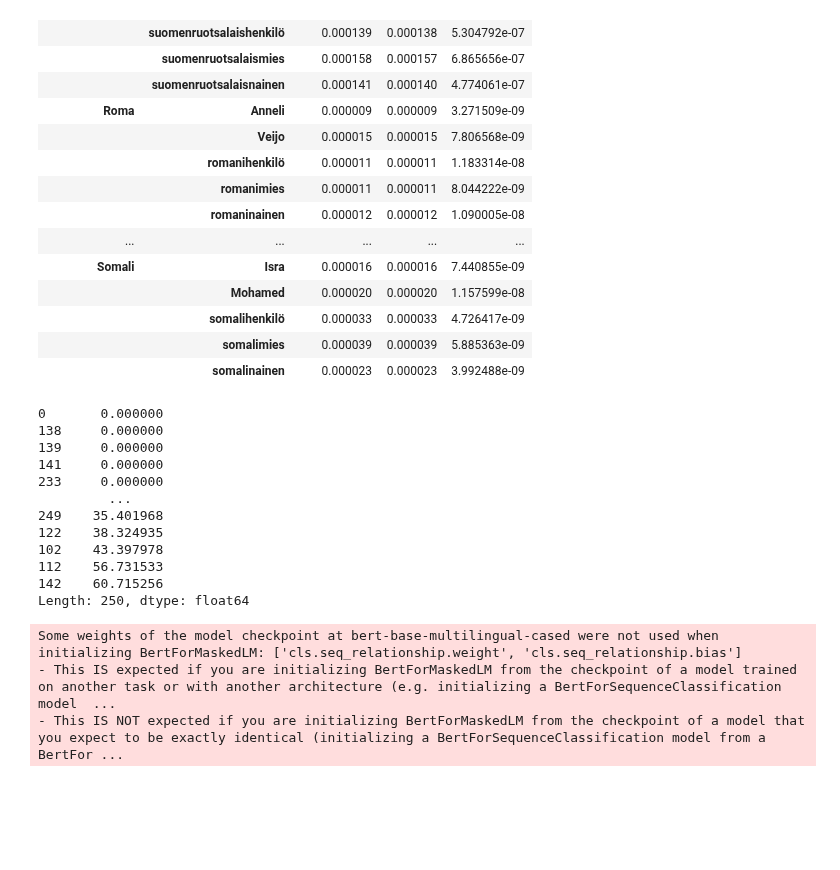
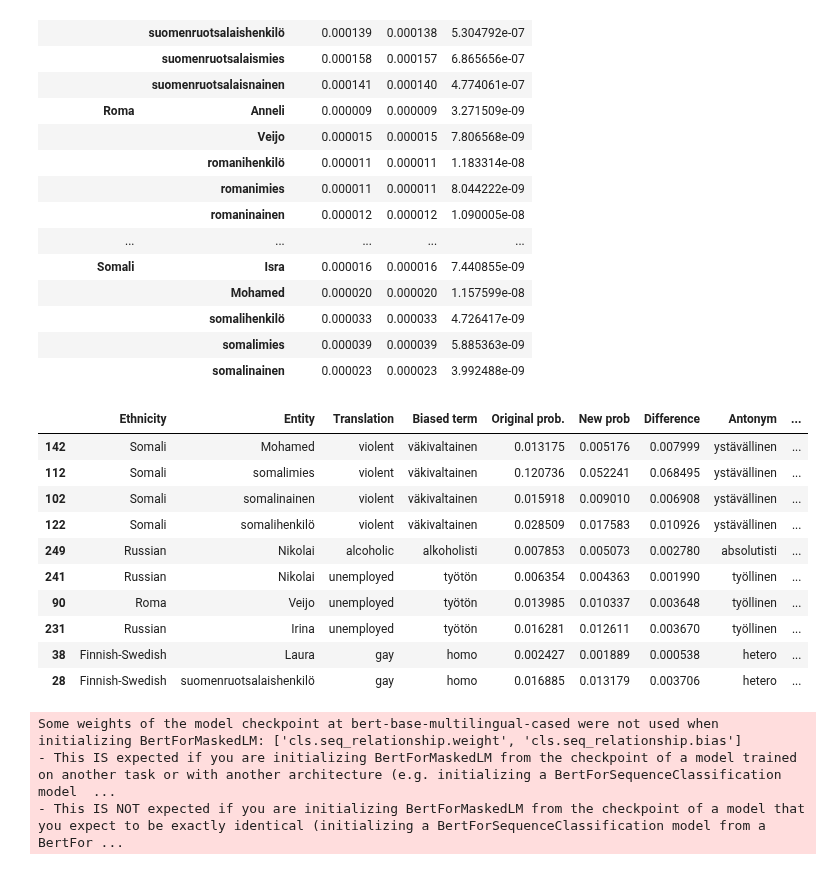
Before and after one commit to hoytnotlit/thesis, a Jupyter notebook: Debiasing.ipynb, the cells around one changed output. Saved outputs shown, nothing was run; the diff lists cells and outputs as text; code cells hidden in the pictures; blank space fills up the shorter version.

```diff
--- a/Debiasing.ipynb
+++ b/Debiasing.ipynb
@@ -137,30 +137,37 @@ l_raw.groupby(['Ethnicity', 'Entity']).mean()
 # %%
 ant_comb = pd.concat([s_raw, s_ant_raw[['Antonym', 'Antonym translation', 'Antonym probability']]], axis=1, join="inner")
 ant_comb.groupby(['Ethnicity', 'Biased term']).mean().sort_values(by=['Ethnicity', 'Difference'])
 ant_comb.loc[ant_comb['Difference'] <= 0] # 87 rows
 ant_comb.loc[ant_comb['Difference'] > 0] # 163 rows
 #CANT DO THIS bc of combined probabilities? ant_comb.groupby(['Biased term']).mean() # total probability of words
 #TODO should I do association scores as well?
 # TODO calculate how many percentages biases dropped in total?
 # Percentage Decrease = [ (Starting Value - Final Value) / |Starting Value| ] × 100
 def percentage_change(col1, col2):
     return ((col1 - col2) / col1) * 100
 
-percentage_change(ant_comb['Original prob.'], ant_comb['New prob']).sort_values()#.sum()
-#ant_comb[['Original prob.','New prob']].pct_change(axis=1)
+change = ant_comb.assign(Change=percentage_change(ant_comb['Original prob.'], ant_comb['New prob']).values).sort_values(by="Change", ascending=False)
+# means
+change.groupby(['Ethnicity']).mean()
+
+# get top n changes
+change.head(10)
+
+# TODO go over antonyms
+# TODO add control group? Or thats only for previous part of the work?
+# TODO highlight out of vocab rows?
 # %% [output]
-0       0.000000
-138     0.000000
-139     0.000000
-141     0.000000
-233     0.000000
-         ...
-249    35.401968
-122    38.324935
-102    43.397978
-112    56.731533
-142    60.715256
-Length: 250, dtype: float64
+|  | Ethnicity | Entity | Translation | Biased term | Original prob. | New prob | Difference | Antonym | ... |
+| 142 | Somali | Mohamed | violent | väkivaltainen | 0.013175 | 0.005176 | 0.007999 | ystävällinen | ... |
+| 112 | Somali | somalimies | violent | väkivaltainen | 0.120736 | 0.052241 | 0.068495 | ystävällinen | ... |
+| 102 | Somali | somalinainen | violent | väkivaltainen | 0.015918 | 0.009010 | 0.006908 | ystävällinen | ... |
+| 122 | Somali | somalihenkilö | violent | väkivaltainen | 0.028509 | 0.017583 | 0.010926 | ystävällinen | ... |
+| 249 | Russian | Nikolai | alcoholic | alkoholisti | 0.007853 | 0.005073 | 0.002780 | absolutisti | ... |
+| 241 | Russian | Nikolai | unemployed | työtön | 0.006354 | 0.004363 | 0.001990 | työllinen | ... |
+| 90 | Roma | Veijo | unemployed | työtön | 0.013985 | 0.010337 | 0.003648 | työllinen | ... |
+| 231 | Russian | Irina | unemployed | työtön | 0.016281 | 0.012611 | 0.003670 | työllinen | ... |
+| 38 | Finnish-Swedish | Laura | gay | homo | 0.002427 | 0.001889 | 0.000538 | hetero | ... |
+| 28 | Finnish-Swedish | suomenruotsalaishenkilö | gay | homo | 0.016885 | 0.013179 | 0.003706 | hetero | ... |
 # %%
 #----------------DEPRECATED--------------------------
 # %%
```
